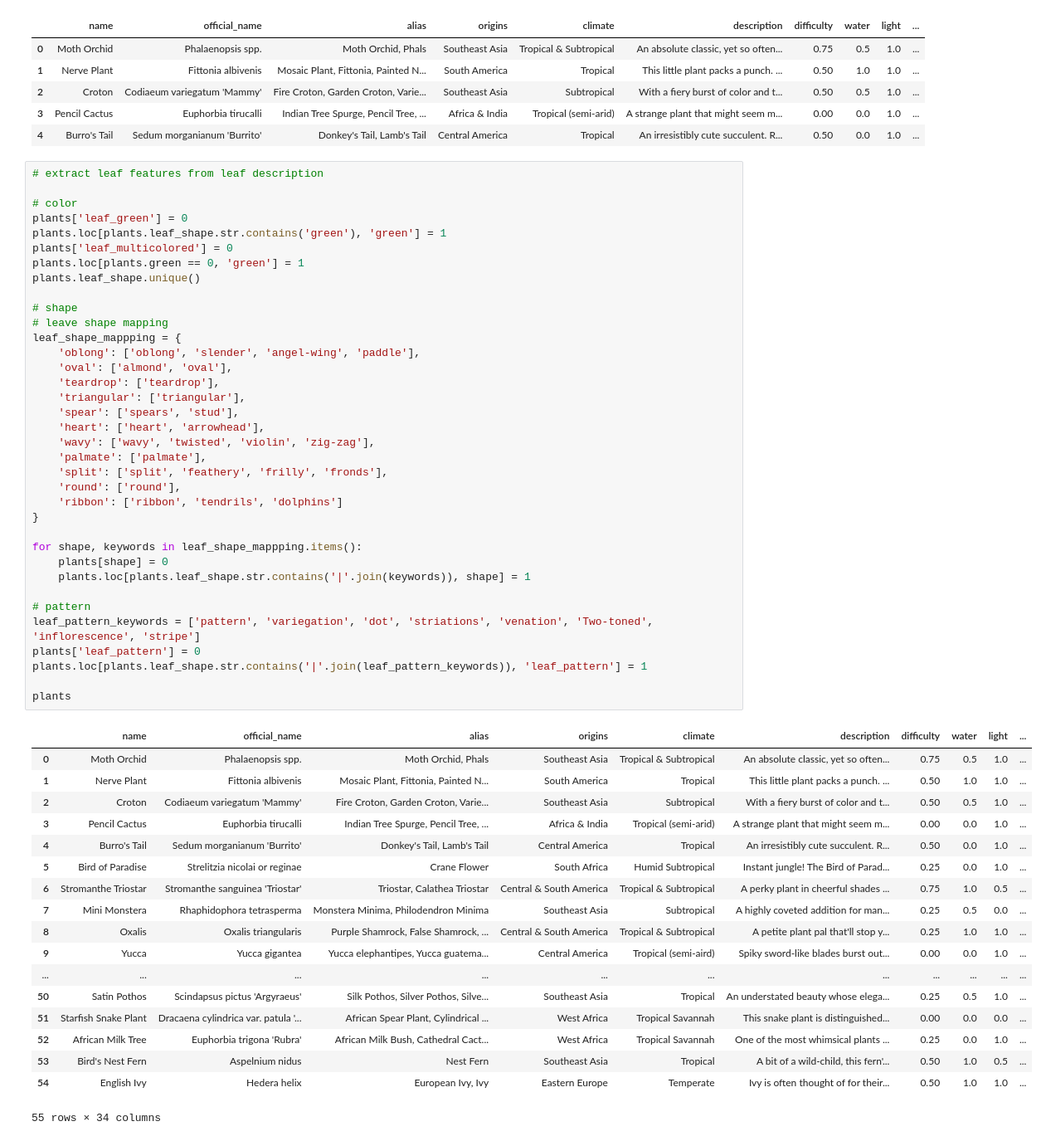
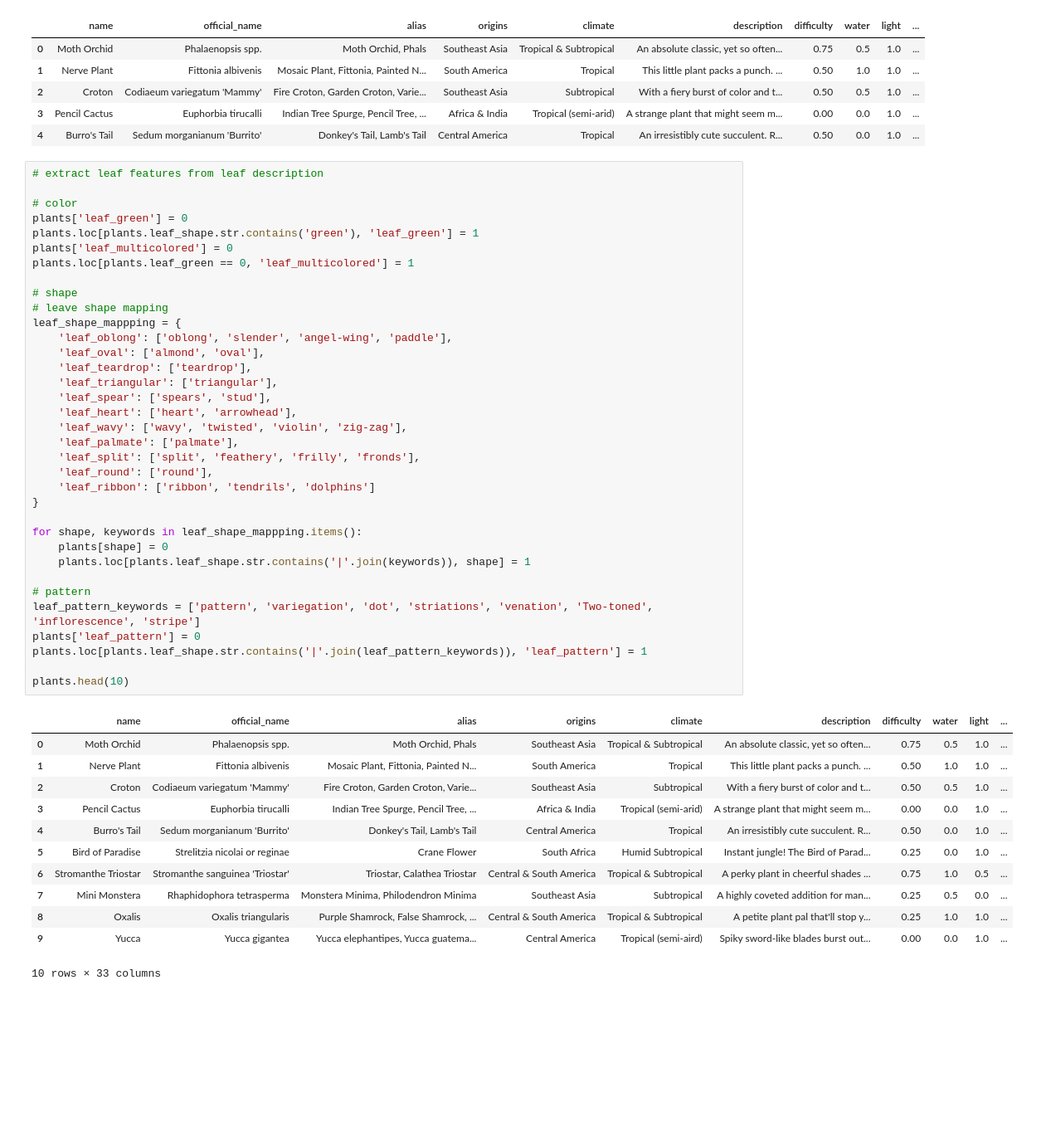
Before and after one commit to ManhTin/plant-recommender-datasource, a Jupyter notebook: notebooks/howmanyplants.ipynb, the cells around one changed output. Shown: that part at 83% size. Saved outputs shown, nothing was run; the diff lists cells and outputs as text; blank space fills up the shorter version.

```diff
--- a/notebooks/howmanyplants.ipynb
+++ b/notebooks/howmanyplants.ipynb
@@ -59,53 +59,46 @@ plants.head()
 
 # color
 plants['leaf_green'] = 0
-plants.loc[plants.leaf_shape.str.contains('green'), 'green'] = 1
+plants.loc[plants.leaf_shape.str.contains('green'), 'leaf_green'] = 1
 plants['leaf_multicolored'] = 0
-plants.loc[plants.green == 0, 'green'] = 1
-plants.leaf_shape.unique()
+plants.loc[plants.leaf_green == 0, 'leaf_multicolored'] = 1
 
 # shape
 # leave shape mapping
 leaf_shape_mappping = {
-    'oblong': ['oblong', 'slender', 'angel-wing', 'paddle'],
-    'oval': ['almond', 'oval'],
-    'teardrop': ['teardrop'],
-    'triangular': ['triangular'],
-    'spear': ['spears', 'stud'],
-    'heart': ['heart', 'arrowhead'],
-    'wavy': ['wavy', 'twisted', 'violin', 'zig-zag'],
-    'palmate': ['palmate'],
-    'split': ['split', 'feathery', 'frilly', 'fronds'],
-    'round': ['round'],
-    'ribbon': ['ribbon', 'tendrils', 'dolphins']
+    'leaf_oblong': ['oblong', 'slender', 'angel-wing', 'paddle'],
+    'leaf_oval': ['almond', 'oval'],
+    'leaf_teardrop': ['teardrop'],
+    'leaf_triangular': ['triangular'],
+    'leaf_spear': ['spears', 'stud'],
+    'leaf_heart': ['heart', 'arrowhead'],
+    'leaf_wavy': ['wavy', 'twisted', 'violin', 'zig-zag'],
+    'leaf_palmate': ['palmate'],
+    'leaf_split': ['split', 'feathery', 'frilly', 'fronds'],
+    'leaf_round': ['round'],
+    'leaf_ribbon': ['ribbon', 'tendrils', 'dolphins']
 }
 
 for shape, keywords in leaf_shape_mappping.items():
     plants[shape] = 0
     plants.loc[plants.leaf_shape.str.contains('|'.join(keywords)), shape] = 1
 
 # pattern
 leaf_pattern_keywords = ['pattern', 'variegation', 'dot', 'striations', 'venation', 'Two-toned', 'inflorescence', 'stripe']
 plants['leaf_pattern'] = 0
 plants.loc[plants.leaf_shape.str.contains('|'.join(leaf_pattern_keywords)), 'leaf_pattern'] = 1
 
-plants
+plants.head(10)
 # %% [output]
 |  | name | official_name | alias | origins | climate | description | difficulty | water | light | ... |
 | 0 | Moth Orchid | Phalaenopsis spp. | Moth Orchid, Phals | Southeast Asia | Tropical & Subtropical | An absolute classic, yet so often... | 0.75 | 0.5 | 1.0 | ... |
 | 1 | Nerve Plant | Fittonia albivenis | Mosaic Plant, Fittonia, Painted N... | South America | Tropical | This little plant packs a punch. ... | 0.50 | 1.0 | 1.0 | ... |
 | 2 | Croton | Codiaeum variegatum 'Mammy' | Fire Croton, Garden Croton, Varie... | Southeast Asia | Subtropical | With a fiery burst of color and t... | 0.50 | 0.5 | 1.0 | ... |
 | 3 | Pencil Cactus | Euphorbia tirucalli | Indian Tree Spurge, Pencil Tree, ... | Africa & India | Tropical (semi-arid) | A strange plant that might seem m... | 0.00 | 0.0 | 1.0 | ... |
 | 4 | Burro's Tail | Sedum morganianum 'Burrito' | Donkey's Tail, Lamb's Tail | Central America | Tropical | An irresistibly cute succulent. R... | 0.50 | 0.0 | 1.0 | ... |
 | 5 | Bird of Paradise | Strelitzia nicolai or reginae | Crane Flower | South Africa | Humid Subtropical | Instant jungle! The Bird of Parad... | 0.25 | 0.0 | 1.0 | ... |
 | 6 | Stromanthe Triostar | Stromanthe sanguinea 'Triostar' | Triostar, Calathea Triostar | Central & South America | Tropical & Subtropical | A perky plant in cheerful shades ... | 0.75 | 1.0 | 0.5 | ... |
 | 7 | Mini Monstera | Rhaphidophora tetrasperma | Monstera Minima, Philodendron Minima | Southeast Asia | Subtropical | A highly coveted addition for man... | 0.25 | 0.5 | 0.0 | ... |
 | 8 | Oxalis | Oxalis triangularis | Purple Shamrock, False Shamrock, ... | Central & South America | Tropical & Subtropical | A petite plant pal that'll stop y... | 0.25 | 1.0 | 1.0 | ... |
 | 9 | Yucca | Yucca gigantea | Yucca elephantipes, Yucca guatema... | Central America | Tropical (semi-aird) | Spiky sword-like blades burst out... | 0.00 | 0.0 | 1.0 | ... |
-| ... | ... | ... | ... | ... | ... | ... | ... | ... | ... | ... |
-| 50 | Satin Pothos | Scindapsus pictus 'Argyraeus' | Silk Pothos, Silver Pothos, Silve... | Southeast Asia | Tropical | An understated beauty whose elega... | 0.25 | 0.5 | 1.0 | ... |
-| 51 | Starfish Snake Plant | Dracaena cylindrica var. patula '... | African Spear Plant, Cylindrical ... | West Africa | Tropical Savannah | This snake plant is distinguished... | 0.00 | 0.0 | 0.0 | ... |
-| 52 | African Milk Tree | Euphorbia trigona 'Rubra' | African Milk Bush, Cathedral Cact... | West Africa | Tropical Savannah | One of the most whimsical plants ... | 0.25 | 0.0 | 1.0 | ... |
-| 53 | Bird's Nest Fern | Aspelnium nidus | Nest Fern | Southeast Asia | Tropical | A bit of a wild-child, this fern'... | 0.50 | 1.0 | 0.5 | ... |
-| 54 | English Ivy | Hedera helix | European Ivy, Ivy | Eastern Europe | Temperate | Ivy is often thought of for their... | 0.50 | 1.0 | 1.0 | ... |
-55 rows × 34 columns
+10 rows × 33 columns
```
Also changed, not shown: parts of 9 cells of this notebook.
